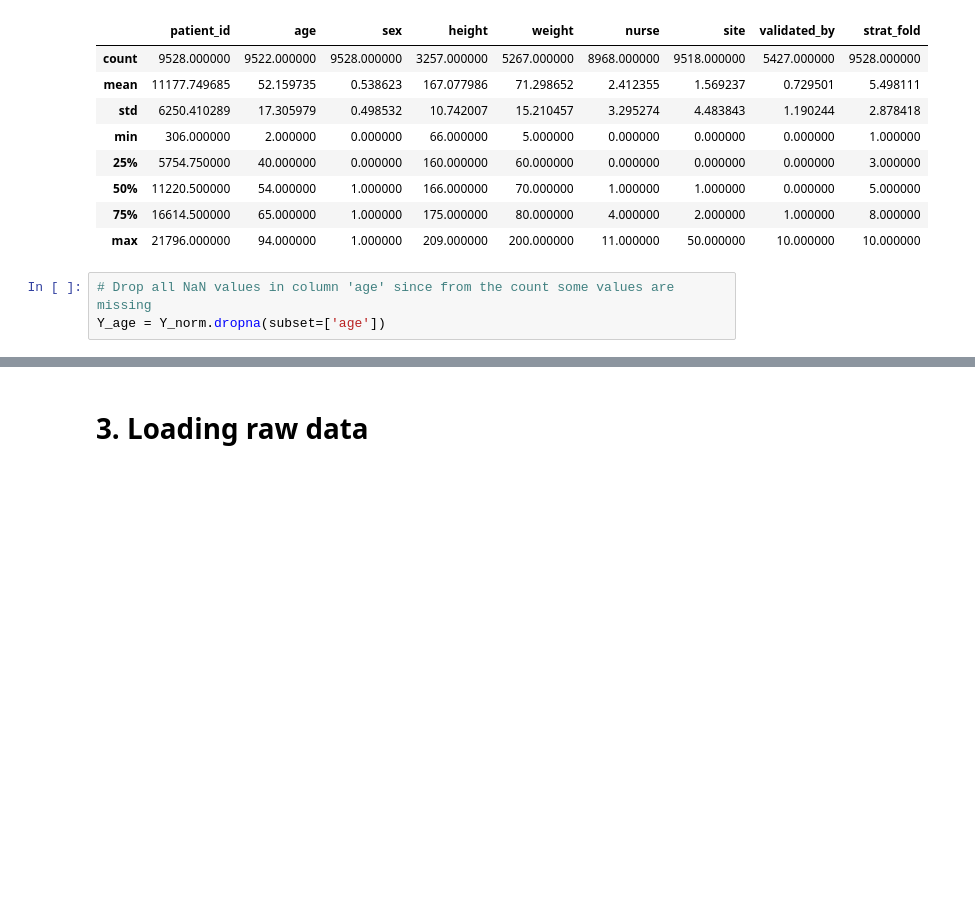
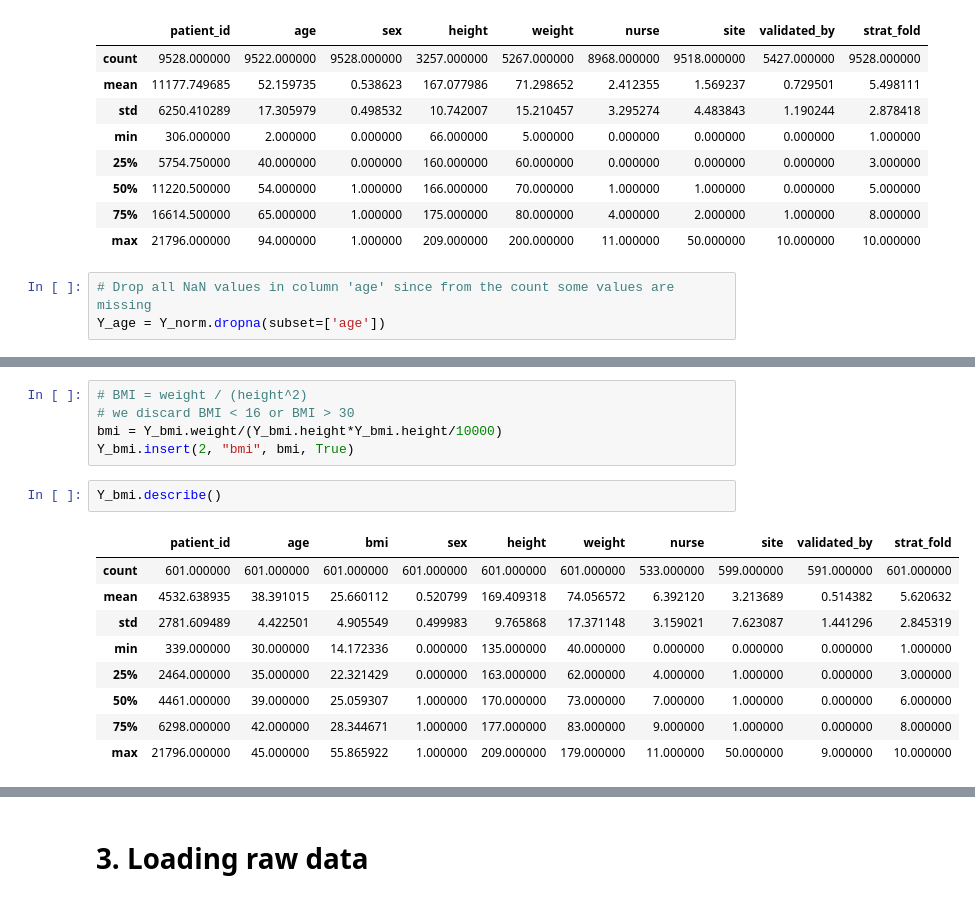
Before and after one commit to GabrieleBonzi/FDAxECG, a Jupyter notebook: src/Test.ipynb, the cells around one changed output, grey strips where cells are left out. Drawn from its saved outputs; the diff is of its cells as text; blank space fills up the shorter version.

```diff
--- a/src/Test.ipynb
+++ b/src/Test.ipynb
@@ -132,0 +145,17 @@ df_Y.head()
+# %%
+# BMI = weight / (height^2)
+# we discard BMI < 16 or BMI > 30
+bmi = Y_bmi.weight/(Y_bmi.height*Y_bmi.height/10000)
+Y_bmi.insert(2, "bmi", bmi, True)
+# %%
+Y_bmi.describe()
+# %% [output]
+|  | patient_id | age | bmi | sex | height | weight | nurse | site | validated_by | strat_fold |
+| count | 601.000000 | 601.000000 | 601.000000 | 601.000000 | 601.000000 | 601.000000 | 533.000000 | 599.000000 | 591.000000 | 601.000000 |
+| mean | 4532.638935 | 38.391015 | 25.660112 | 0.520799 | 169.409318 | 74.056572 | 6.392120 | 3.213689 | 0.514382 | 5.620632 |
+| std | 2781.609489 | 4.422501 | 4.905549 | 0.499983 | 9.765868 | 17.371148 | 3.159021 | 7.623087 | 1.441296 | 2.845319 |
+| min | 339.000000 | 30.000000 | 14.172336 | 0.000000 | 135.000000 | 40.000000 | 0.000000 | 0.000000 | 0.000000 | 1.000000 |
+| 25% | 2464.000000 | 35.000000 | 22.321429 | 0.000000 | 163.000000 | 62.000000 | 4.000000 | 1.000000 | 0.000000 | 3.000000 |
+| 50% | 4461.000000 | 39.000000 | 25.059307 | 1.000000 | 170.000000 | 73.000000 | 7.000000 | 1.000000 | 0.000000 | 6.000000 |
+| 75% | 6298.000000 | 42.000000 | 28.344671 | 1.000000 | 177.000000 | 83.000000 | 9.000000 | 1.000000 | 0.000000 | 8.000000 |
+| max | 21796.000000 | 45.000000 | 55.865922 | 1.000000 | 209.000000 | 179.000000 | 11.000000 | 50.000000 | 9.000000 | 10.000000 |
```
Also changed, not shown: parts of 18 cells of this notebook, 3 other files.
